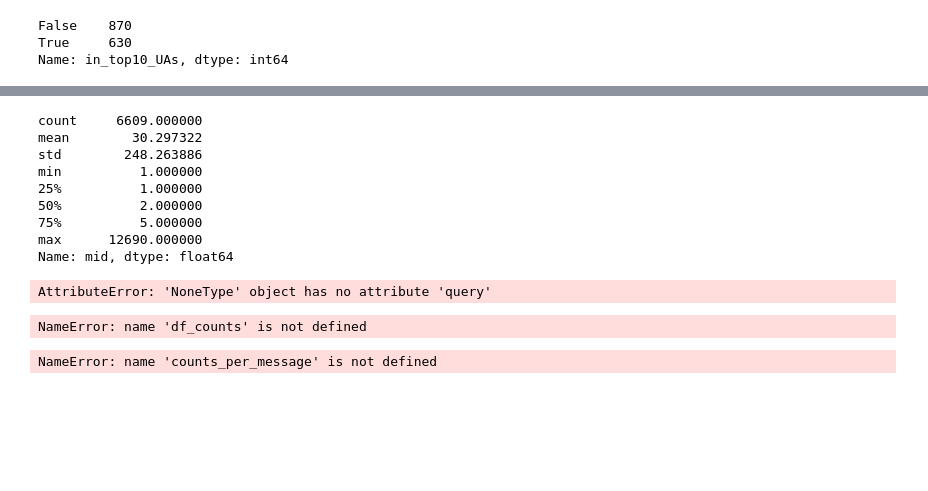
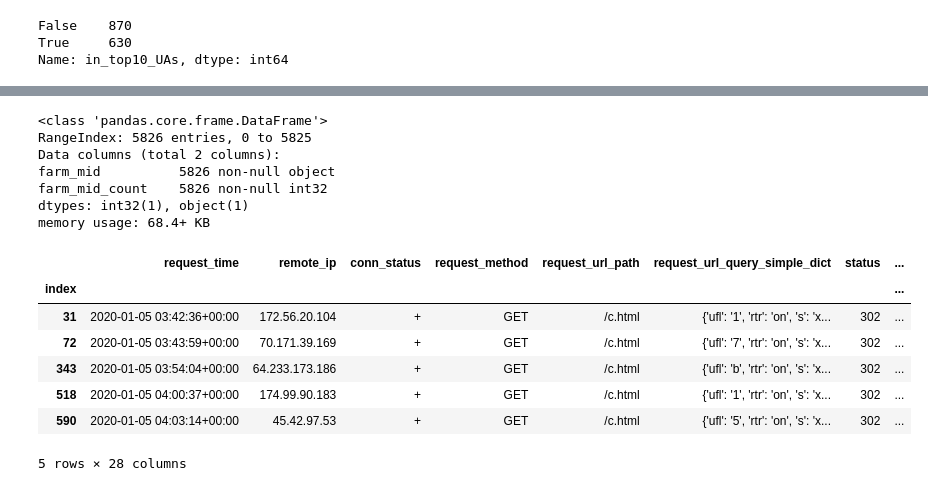
Before and after one commit to evan-burke/m3_sf_2020_training, a Jupyter notebook: Automated Click Detection.ipynb, the cells around one changed output, grey strips where cells are left out. Drawn from its saved outputs; the diff is of its cells as text; code cells hidden in the pictures; blank space fills up the shorter version.

```diff
--- a/Automated Click Detection.ipynb
+++ b/Automated Click Detection.ipynb
@@ -383,24 +410,10 @@ counts_per_message = cdf.mid.value_counts()
 # %%
-counts_per_message.describe()
+counts_per_message.info()
 # %% [output]
-count     6609.000000
-mean        30.297322
-std        248.263886
-min          1.000000
-25%          1.000000
-50%          2.000000
-75%          5.000000
-max      12690.000000
-Name: mid, dtype: float64
+<class 'pandas.core.frame.DataFrame'>
+RangeIndex: 5826 entries, 0 to 5825
+Data columns (total 2 columns):
+farm_mid          5826 non-null object
+farm_mid_count    5826 non-null int32
+dtypes: int32(1), object(1)
+memory usage: 68.4+ KB
-# %%
-msgs_over_50 = counts_per_message.query()
-# %% [output]
-AttributeError: 'NoneType' object has no attribute 'query'
-# %%
-counts_per_message = df_counts(cdf, 'mid', head=None)
-# %% [output]
-NameError: name 'df_counts' is not defined
-# %%
-counts_per_message.query('mid_count > 25').shape
-# %% [output]
-NameError: name 'counts_per_message' is not defined
@@ -406,0 +426,11 @@ NameError: name 'counts_per_message' is not defined
+# %%
+cdf3.head()
+# %% [output]
+|  | request_time | remote_ip | conn_status | request_method | request_url_path | request_url_query_simple_dict | status | ... |
+| index |  |  |  |  |  |  |  | ... |
+| 31 | 2020-01-05 03:42:36+00:00 | 172.56.20.104 | + | GET | /c.html | {'ufl': '1', 'rtr': 'on', 's': 'x... | 302 | ... |
+| 72 | 2020-01-05 03:43:59+00:00 | 70.171.39.169 | + | GET | /c.html | {'ufl': '7', 'rtr': 'on', 's': 'x... | 302 | ... |
+| 343 | 2020-01-05 03:54:04+00:00 | 64.233.173.186 | + | GET | /c.html | {'ufl': 'b', 'rtr': 'on', 's': 'x... | 302 | ... |
+| 518 | 2020-01-05 04:00:37+00:00 | 174.99.90.183 | + | GET | /c.html | {'ufl': '1', 'rtr': 'on', 's': 'x... | 302 | ... |
+| 590 | 2020-01-05 04:03:14+00:00 | 45.42.97.53 | + | GET | /c.html | {'ufl': '5', 'rtr': 'on', 's': 'x... | 302 | ... |
+5 rows × 28 columns
```
Also changed, not shown: parts of 26 cells of this notebook.
